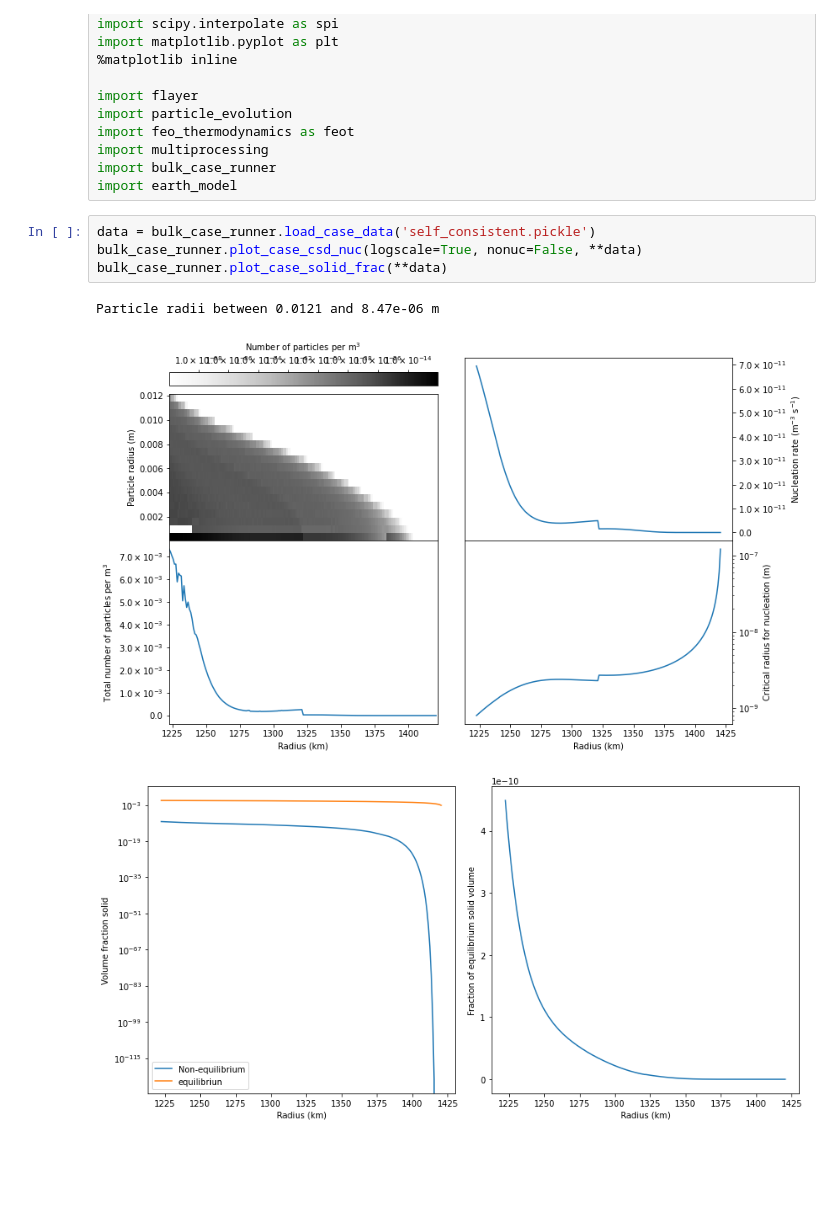
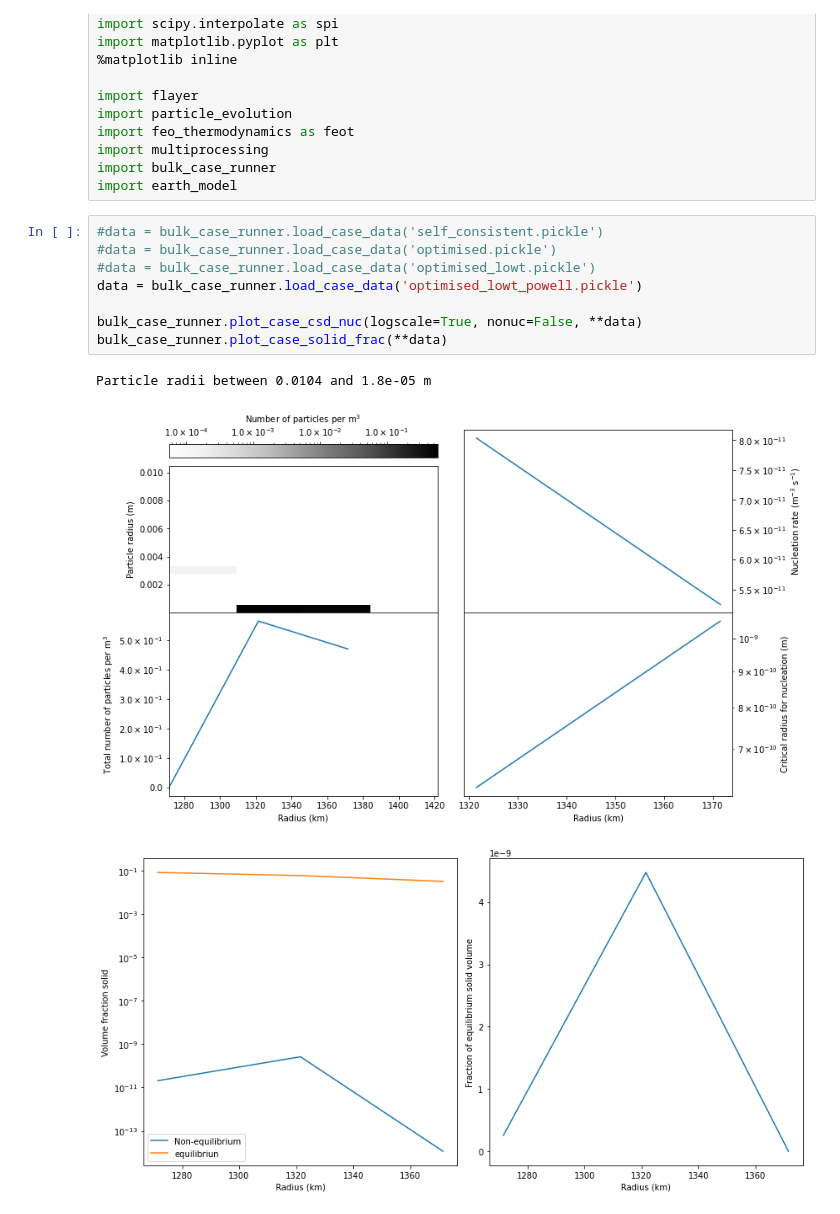
Before and after one commit to andreww/slurry, a Jupyter notebook: results_plotting.ipynb, the cells around one changed output. Cells and saved outputs as stored; diff of their text form; blank space fills up the shorter version.

Commit message:
Progress so far with Powell
More information on Q(T) and the integral
is needed.

```diff
--- a/results_plotting.ipynb
+++ b/results_plotting.ipynb
@@ -13,10 +13,14 @@ import multiprocessing
 import bulk_case_runner
 import earth_model
 # %%
-data = bulk_case_runner.load_case_data('self_consistent.pickle')
+#data = bulk_case_runner.load_case_data('self_consistent.pickle')
+#data = bulk_case_runner.load_case_data('optimised.pickle')
+#data = bulk_case_runner.load_case_data('optimised_lowt.pickle')
+data = bulk_case_runner.load_case_data('optimised_lowt_powell.pickle')
+
 bulk_case_runner.plot_case_csd_nuc(logscale=True, nonuc=False, **data)
 bulk_case_runner.plot_case_solid_frac(**data)
 # %% [output]
-Particle radii between 0.0121 and 8.47e-06 m
+Particle radii between 0.0104 and 1.8e-05 m
-[figure, old version]
+[figure, new version]
-[figure, old version]
+[figure, new version]
```
Also changed, not shown: parts of 6 cells of this notebook, 3 other files.
